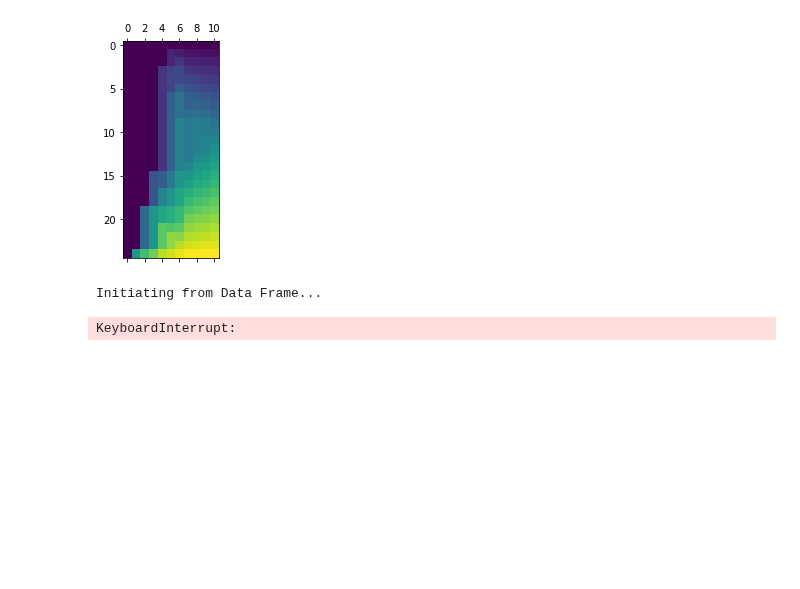
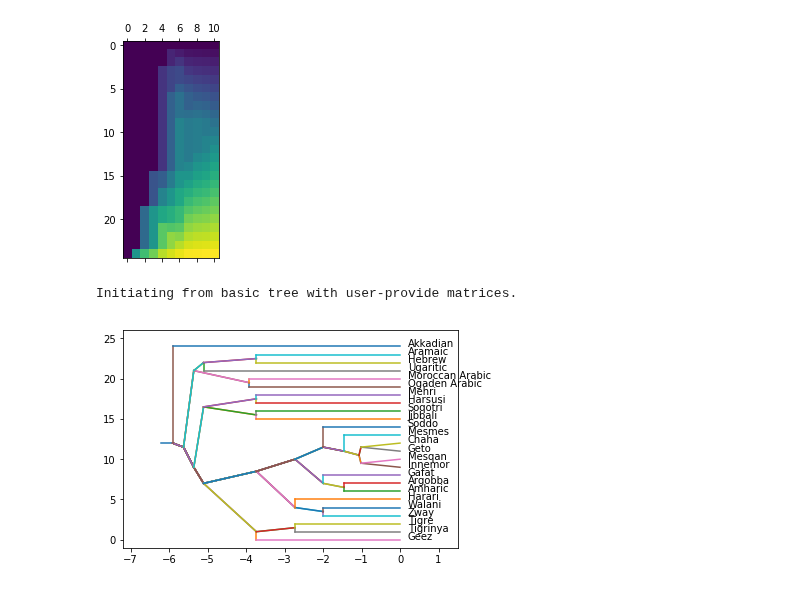
Before and after one commit to mbaker21231/InstEvo, a Jupyter notebook: NoteBooks/AAH - Paper.ipynb, the cells around one changed output. Cells and saved outputs as stored; diff of their text form; code cells hidden in the pictures; blank space fills up the shorter version.

```diff
--- a/NoteBooks/AAH - Paper.ipynb
+++ b/NoteBooks/AAH - Paper.ipynb
@@ -9,6 +9,8 @@ import pathlib
 import numpy as np
 import matplotlib.pyplot as plt
 import random
+
+plt.rcParams["figure.figsize"] = (12,8)
 
 from IPython.display import Image
 
@@ -188,8 +185,12 @@ dparms      = np.sum(STR.deathmat[:,0] == 0)
 dInit       = np.zeros((1, dparms)) + 1
 eInit       = np.matrix(5)
 parmsInit   = np.hstack((bInit, rInit, dInit, eInit))
+# %%
+bInit = [[-3, -3, -1, -1, -1, -1, -1, -1, -1,
+          -1, -1, -1, -1, -1, -1, -1, -1, -3,
+          -3, -3, -3, -3, -3, -3]]
+parmsInit   = np.hstack((bInit, rInit, dInit, eInit))
 # %%
-STP = ParameterizedTree(Data, 'foo', parmsInit)
+STP = ParameterizedTree(SemiticTree, 'foo', parmsInit)
 # %% [output]
-Initiating from Data Frame...
+Initiating from basic tree with user-provide matrices.
-KeyboardInterrupt:
@@ -195,0 +200,4 @@ KeyboardInterrupt:
+# %%
+STP.showtree()
+# %% [output]
+[figure, added]
```
Also changed, not shown: parts of 19 cells of this notebook.
